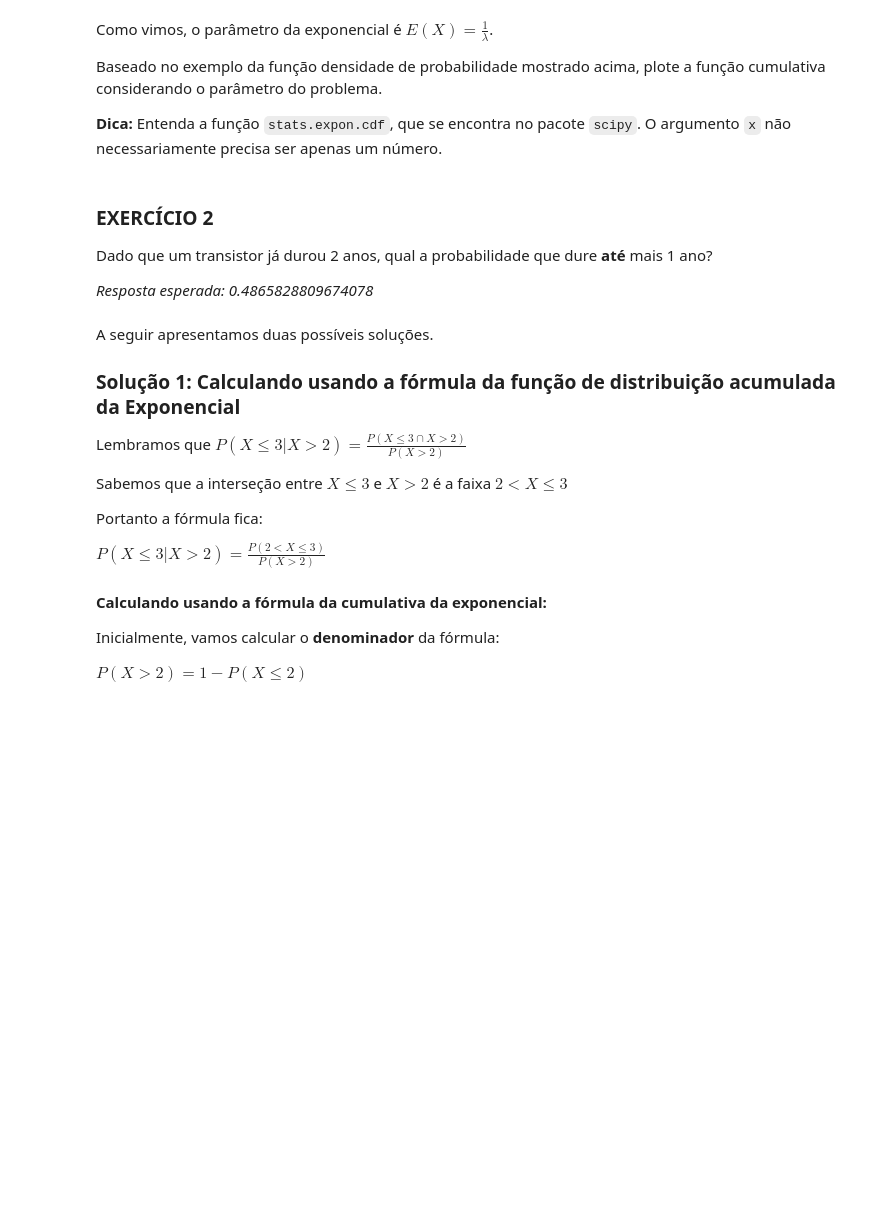
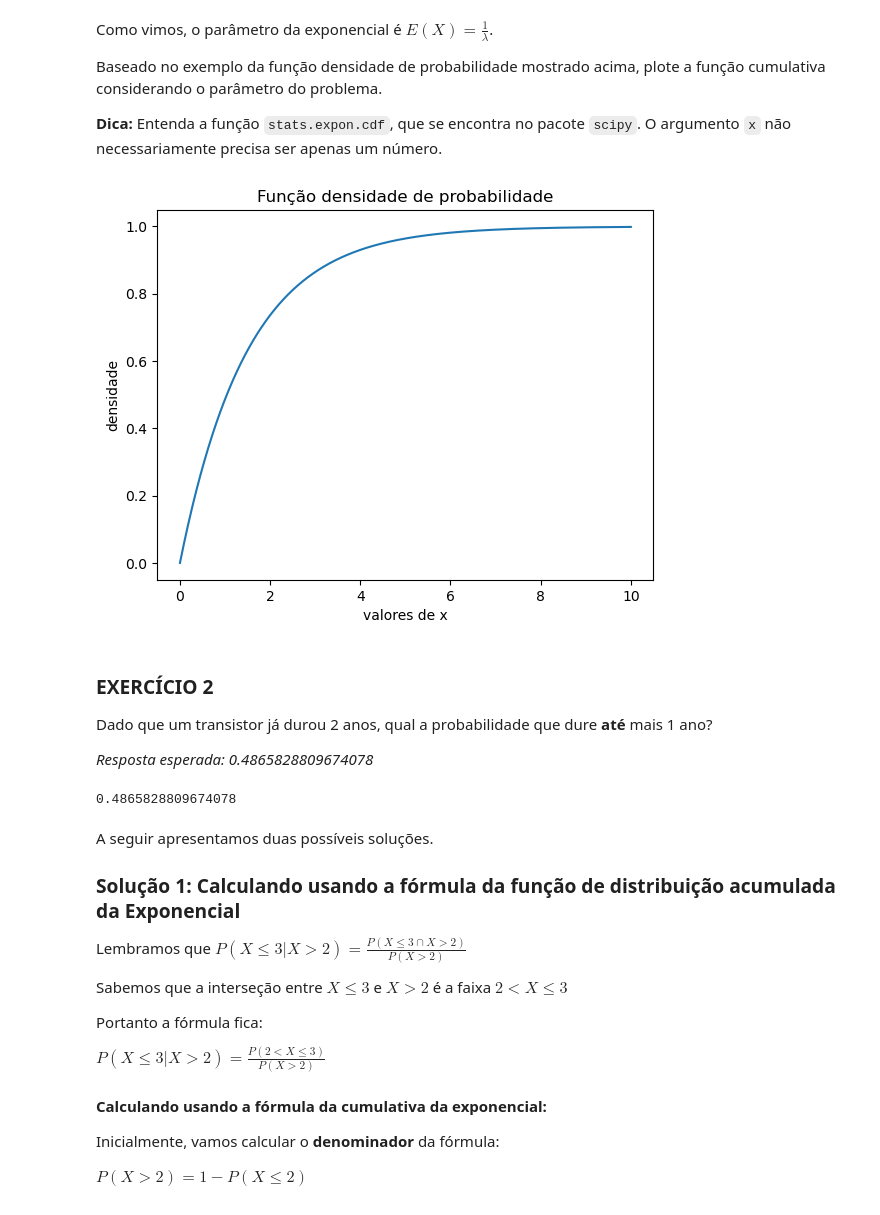
Before and after one commit to thevitorhideki/cdados, a Jupyter notebook: atividades/Aula12_Atividade_Exponencial.ipynb, the cells around one changed output. Saved outputs shown, nothing was run; the diff lists cells and outputs as text; code cells hidden in the pictures; blank space fills up the shorter version.

```diff
--- a/atividades/Aula12_Atividade_Exponencial.ipynb
+++ b/atividades/Aula12_Atividade_Exponencial.ipynb
@@ -136,3 +136,13 @@ Baseado no exemplo da função densidade de probabilidade mostrado acima, plote
+# %%
+fx = stats.expon.cdf(x, scale=mu)
+
+plt.plot(x, fx)
+plt.ylabel('densidade')
+plt.xlabel('valores de x')
+plt.title('Função densidade de probabilidade')
+plt.show()
+# %% [output]
+[figure, added]
 # %% [markdown]
 <div id="ex2"></div>
 
@@ -146,3 +156,7 @@ Dado que um transistor já durou 2 anos, qual a probabilidade que dure **até**
+# %%
+(stats.expon.cdf(3, scale=mu) -  stats.expon.cdf(2, scale=mu)) / (1 - stats.expon.cdf(2, scale=mu))
+# %% [output]
+0.4865828809674078
 # %% [markdown]
 A seguir apresentamos duas possíveis soluções.
 
```
Also changed, not shown: parts of 34 cells of this notebook, 36 other files.
